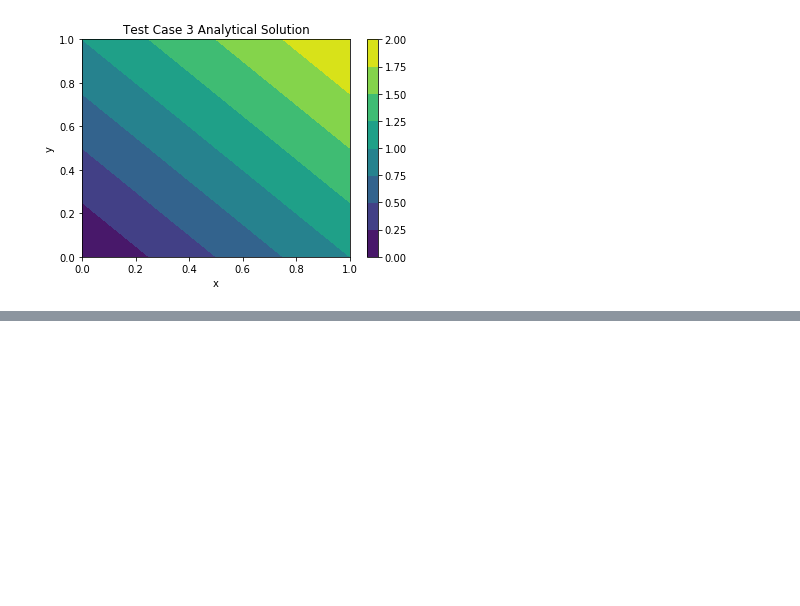
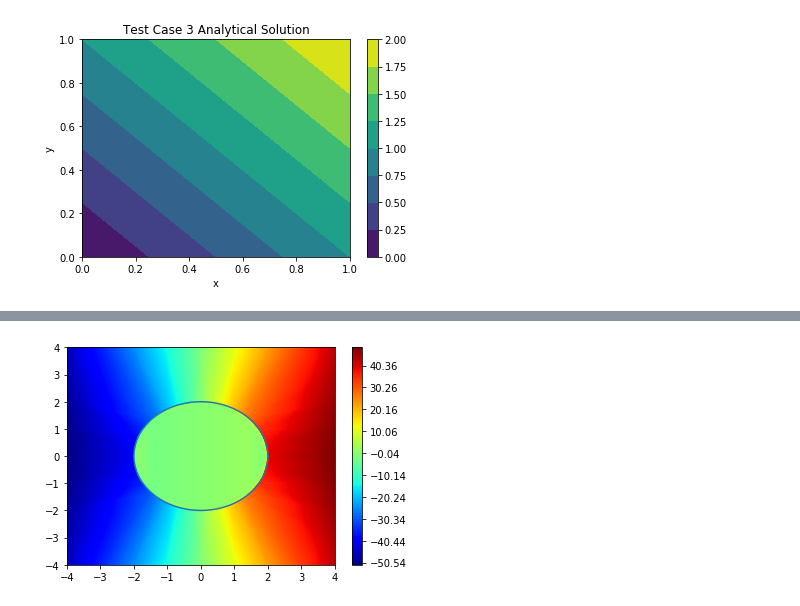
Before and after one commit to chris-barrow/Easy2D-Python, a Jupyter notebook: ME611 Final Report.ipynb, the cells around one changed output, grey strips where cells are left out. Saved outputs shown, nothing was run; the diff lists cells and outputs as text; code cells hidden in the pictures; blank space fills up the shorter version.

```diff
--- a/ME611 Final Report.ipynb
+++ b/ME611 Final Report.ipynb
@@ -213,0 +414,4 @@ plt.show()
+# %%
+easy2D('TestCase7.dat')
+# %% [output]
+[figure, added]
```
Also changed, not shown: parts of 5 cells of this notebook.
